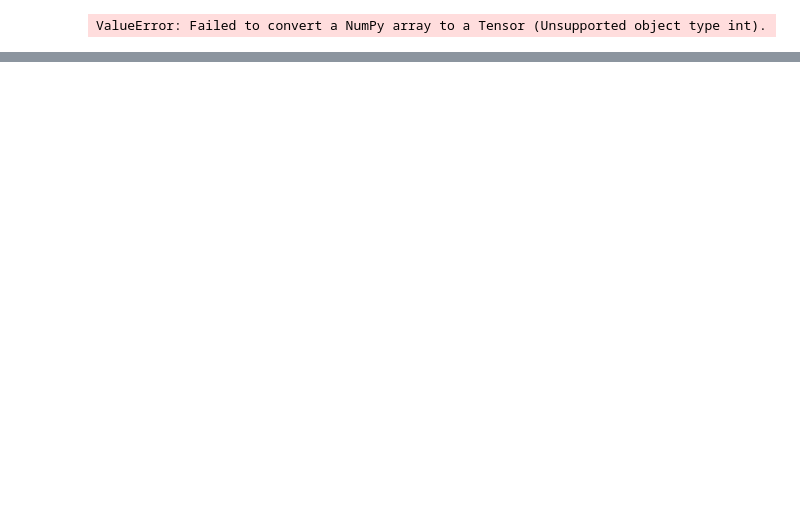
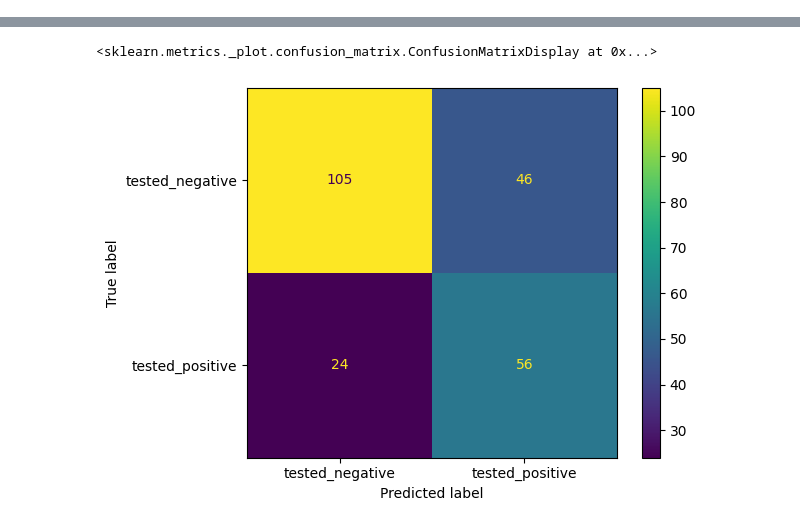
Before and after one commit to szymon-kalkowski/computational-intelligence, a Jupyter notebook: lab06/zad4.ipynb, the cells around one changed output, grey strips where cells are left out. Drawn from its saved outputs; the diff is of its cells as text; code cells hidden in the pictures; blank space fills up the shorter version.

```diff
--- a/lab06/zad4.ipynb
+++ b/lab06/zad4.ipynb
@@ -18,0 +16,8 @@ test_labels = np.array(test_labels)
+# %%
+df = pd.read_csv("diabetes.csv")
+df['class'] = df['class'].map({'tested_negative': 0, 'tested_positive': 1})
+
+X = df.values[:, :-1]
+y = df.values[:, -1]
+
+X_train, X_test, y_train, y_test = train_test_split(X, y, train_size=0.7, random_state=42)#278823)
@@ -19,12 +31,9 @@ test_labels = np.array(test_labels)
 # %%
-model = Sequential([
-    Dense(6, activation='relu', input_shape=(8,)),
-    Dense(3, activation='relu'),
-    Dense(1),
-])
+model = Sequential()
+model.add(Dense(6, input_dim=X_train.shape[1], activation='relu'))
+model.add(Dense(3, activation='relu'))
+model.add(Dense(1, activation='sigmoid'))
 # %%
 model.compile(loss='binary_crossentropy', optimizer='adam', metrics=['accuracy'])
 # %%
-model.fit(train_data, train_labels, epochs=500, batch_size=10, verbose=0)
+history = model.fit(X_train, y_train, epochs=500, verbose=0, validation_data=(X_test, y_test))
-# %% [output]
-ValueError: Failed to convert a NumPy array to a Tensor (Unsupported object type int).
@@ -33,0 +40,11 @@ print('Accuracy: %.2f' % (accuracy*100))
+# %%
+predictions_train = model.predict(X_train).round()
+print(accuracy_score(predictions_train, y_train))
+
+predictions_test = model.predict(X_test).round()
+print(accuracy_score(predictions_test, y_test))
+
+cm = confusion_matrix(y_test, predictions_test)
+disp = ConfusionMatrixDisplay(confusion_matrix=cm, display_labels=['tested_negative', 'tested_positive'])
+disp.plot()
+# %% [output]
@@ -33,0 +55,2 @@ print('Accuracy: %.2f' % (accuracy*100))
+<sklearn.metrics._plot.confusion_matrix.ConfusionMatrixDisplay at 0x...>
+[figure, added]
```
Also changed, not shown: parts of 8 cells of this notebook, 1 other file.
